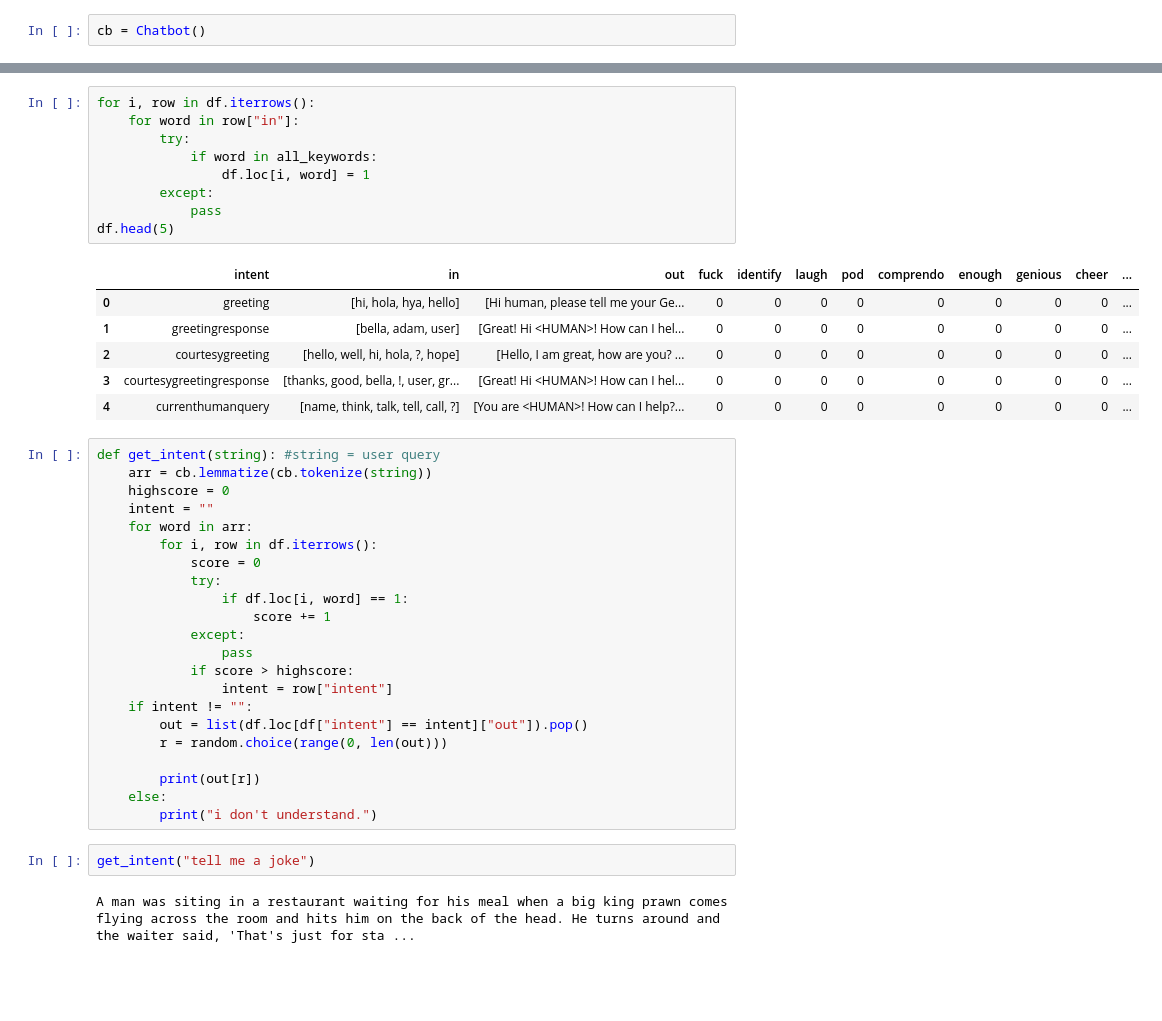
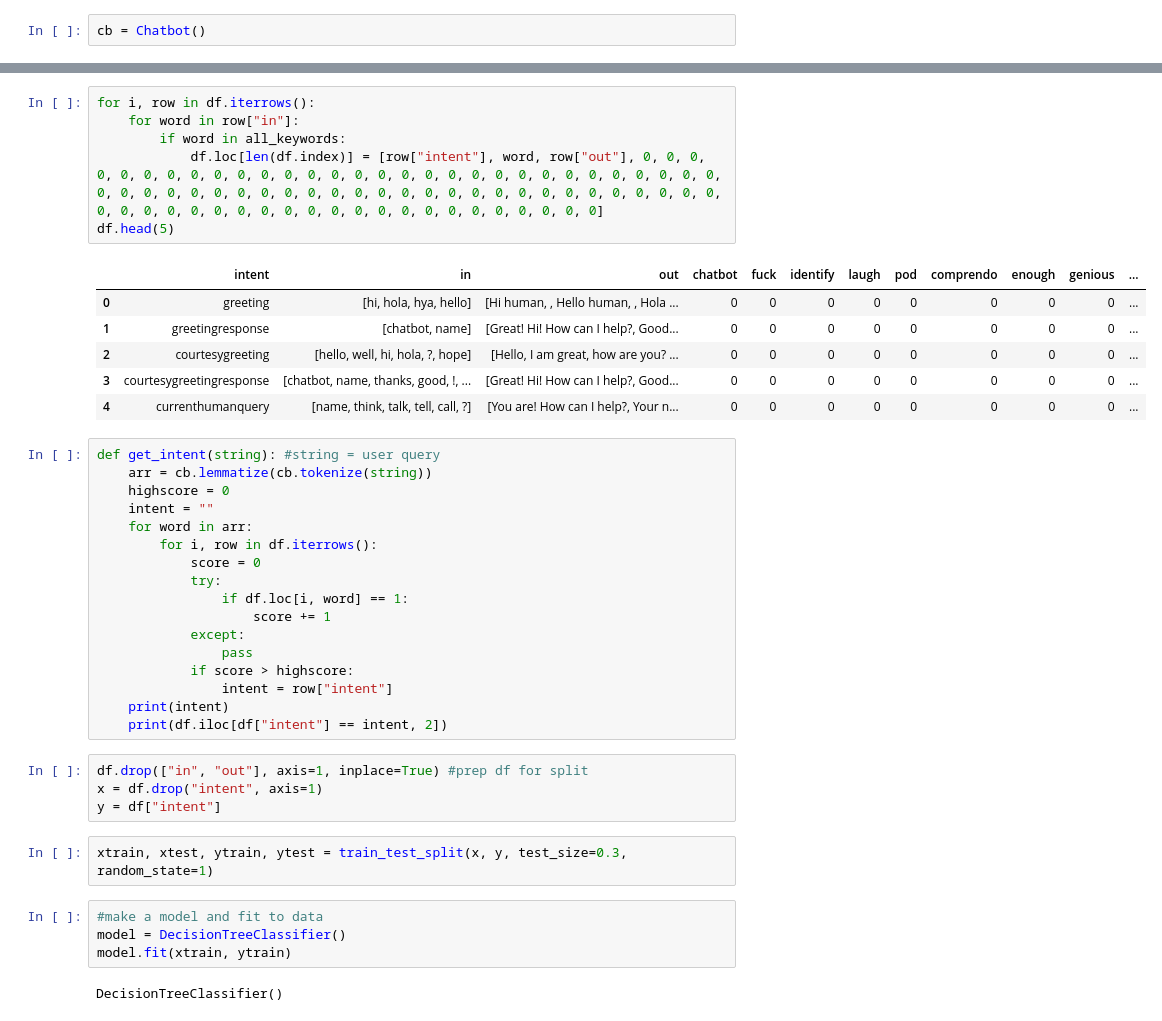
Before and after one commit to lkross06/easychat, a Jupyter notebook: tree.ipynb, the cells around one changed output, grey strips where cells are left out. Drawn from its saved outputs; the diff is of its cells as text; blank space fills up the shorter version.

Commit message:
renamed tree.py to test.py, deleted importingData.py, fixed errors in tree.ipynb

```diff
--- a/tree.ipynb
+++ b/tree.ipynb
@@ -96,19 +96,16 @@ df.head(5)
-# %%
-for i, row in df.iterrows():
-    for word in row["in"]:
-        try:
-            if word in all_keywords:
-                df.loc[i, word] = 1
-        except:
-            pass
-df.head(5)
-# %% [output]
-|  | intent | in | out | fuck | identify | laugh | pod | comprendo | enough | genious | cheer | ... |
-| 0 | greeting | [hi, hola, hya, hello] | [Hi human, please tell me your Ge... | 0 | 0 | 0 | 0 | 0 | 0 | 0 | 0 | ... |
-| 1 | greetingresponse | [bella, adam, user] | [Great! Hi <HUMAN>! How can I hel... | 0 | 0 | 0 | 0 | 0 | 0 | 0 | 0 | ... |
-| 2 | courtesygreeting | [hello, well, hi, hola, ?, hope] | [Hello, I am great, how are you? ... | 0 | 0 | 0 | 0 | 0 | 0 | 0 | 0 | ... |
-| 3 | courtesygreetingresponse | [thanks, good, bella, !, user, gr... | [Great! Hi <HUMAN>! How can I hel... | 0 | 0 | 0 | 0 | 0 | 0 | 0 | 0 | ... |
-| 4 | currenthumanquery | [name, think, talk, tell, call, ?] | [You are <HUMAN>! How can I help?... | 0 | 0 | 0 | 0 | 0 | 0 | 0 | 0 | ... |
+# %%
+for i, row in df.iterrows():
+    for word in row["in"]:
+        if word in all_keywords:
+            df.loc[len(df.index)] = [row["intent"], word, row["out"], 0, 0, 0, 0, 0, 0, 0, 0, 0, 0, 0, 0, 0, 0, 0, 0, 0, 0, 0, 0, 0, 0, 0, 0, 0, 0, 0, 0, 0, 0, 0, 0, 0, 0, 0, 0, 0, 0, 0, 0, 0, 0, 0, 0, 0, 0, 0, 0, 0, 0, 0, 0, 0, 0, 0, 0, 0, 0, 0, 0, 0, 0, 0, 0, 0, 0, 0, 0, 0, 0, 0, 0, 0, 0, 0, 0, 0, 0, 0]
+df.head(5)
+# %% [output]
+|  | intent | in | out | chatbot | fuck | identify | laugh | pod | comprendo | enough | genious | ... |
+| 0 | greeting | [hi, hola, hya, hello] | [Hi human, , Hello human, , Hola ... | 0 | 0 | 0 | 0 | 0 | 0 | 0 | 0 | ... |
+| 1 | greetingresponse | [chatbot, name] | [Great! Hi! How can I help?, Good... | 0 | 0 | 0 | 0 | 0 | 0 | 0 | 0 | ... |
+| 2 | courtesygreeting | [hello, well, hi, hola, ?, hope] | [Hello, I am great, how are you? ... | 0 | 0 | 0 | 0 | 0 | 0 | 0 | 0 | ... |
+| 3 | courtesygreetingresponse | [chatbot, name, thanks, good, !, ... | [Great! Hi! How can I help?, Good... | 0 | 0 | 0 | 0 | 0 | 0 | 0 | 0 | ... |
+| 4 | currenthumanquery | [name, think, talk, tell, call, ?] | [You are! How can I help?, Your n... | 0 | 0 | 0 | 0 | 0 | 0 | 0 | 0 | ... |
 # %%
 def get_intent(string): #string = user query
     arr = cb.lemmatize(cb.tokenize(string))
@@ -124,14 +121,17 @@ def get_intent(string): #string = user query
                 pass
             if score > highscore:
                 intent = row["intent"]
-    if intent != "":
-        out = list(df.loc[df["intent"] == intent]["out"]).pop()
-        r = random.choice(range(0, len(out)))
-
-        print(out[r])
-    else:
-        print("i don't understand.")
+    print(intent)
+    print(df.iloc[df["intent"] == intent, 2])
-# %%
-get_intent("tell me a joke")
-# %% [output]
-A man was siting in a restaurant waiting for his meal when a big king prawn comes flying across the room and hits him on the back of the head. He turns around and the waiter said, 'That's just for sta ...
+# %%
+df.drop(["in", "out"], axis=1, inplace=True) #prep df for split
+x = df.drop("intent", axis=1)
+y = df["intent"]
+# %%
+xtrain, xtest, ytrain, ytest = train_test_split(x, y, test_size=0.3, random_state=1)
+# %%
+#make a model and fit to data
+model = DecisionTreeClassifier()
+model.fit(xtrain, ytrain)
+# %% [output]
+DecisionTreeClassifier()
```
Also changed, not shown: parts of 4 cells of this notebook, 5 other files.
